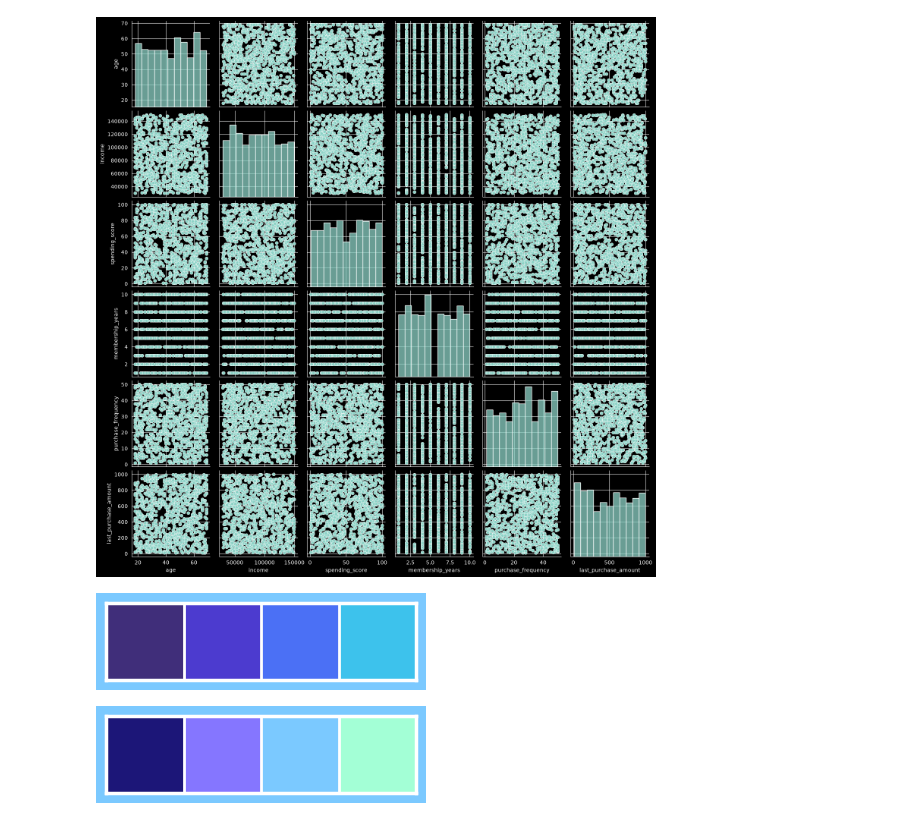
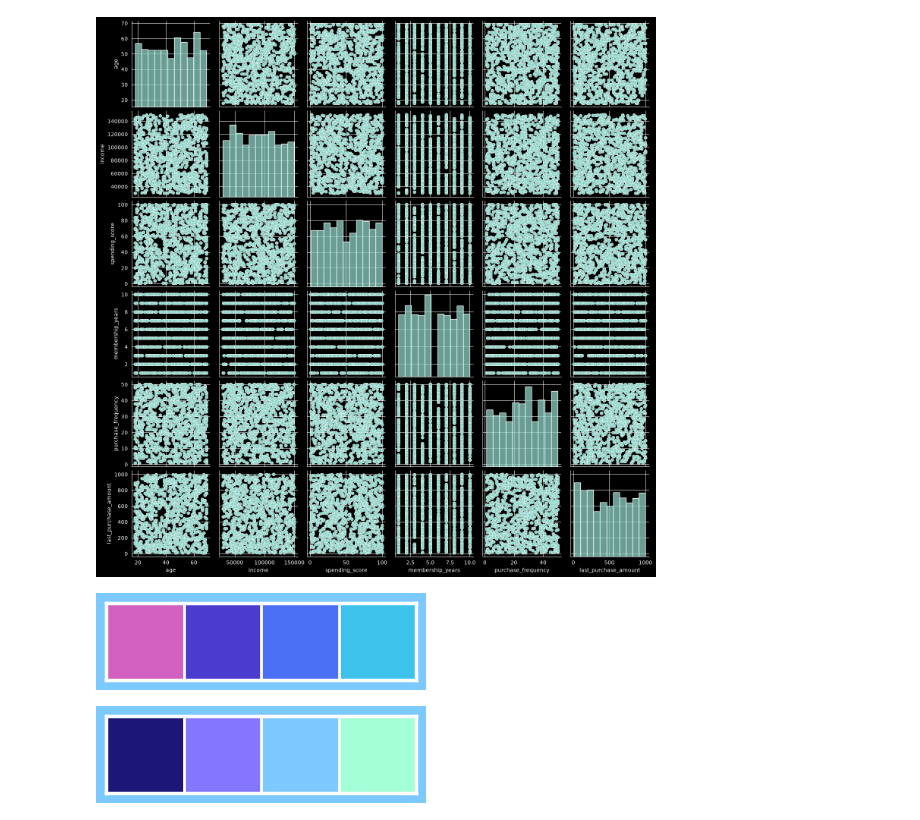
Before and after one commit to rzadrzi/customer-segmentation, a Jupyter notebook: customer_segmentation.ipynb, the cells around one changed output. Cells and saved outputs as stored; diff of their text form; code cells hidden in the pictures.

```diff
--- a/customer_segmentation.ipynb
+++ b/customer_segmentation.ipynb
@@ -91,15 +91,18 @@ plt.show()
 [figure]
 # %%
 sns.set_style("dark")
-sns.set(rc={"axes.facecolor":"#A3FFD6","figure.facecolor":"#7BC9FF"})
+sns.set(
+    rc={"axes.facecolor":"#2d292e",
+        "figure.facecolor":"#7BC9FF"
+        })
 sns.set_context("poster",font_scale = .7)
 
-palette = ['#402E7A','#4C3BCF','#4B70F5','#3DC2EC']
+palette = ['#d160c0','#4C3BCF','#4B70F5','#3DC2EC']
 cluster_palette = ['#1C1678','#8576FF','#7BC9FF','#A3FFD6']
 sns.palplot(sns.color_palette(palette))
 sns.palplot(sns.color_palette(cluster_palette))
 # %% [output]
-[figure, old version]
+[figure, new version]
 [figure]
 # %%
 plt.figure(figsize=(20,10))
```
Also changed, not shown: parts of 2 cells of this notebook.
